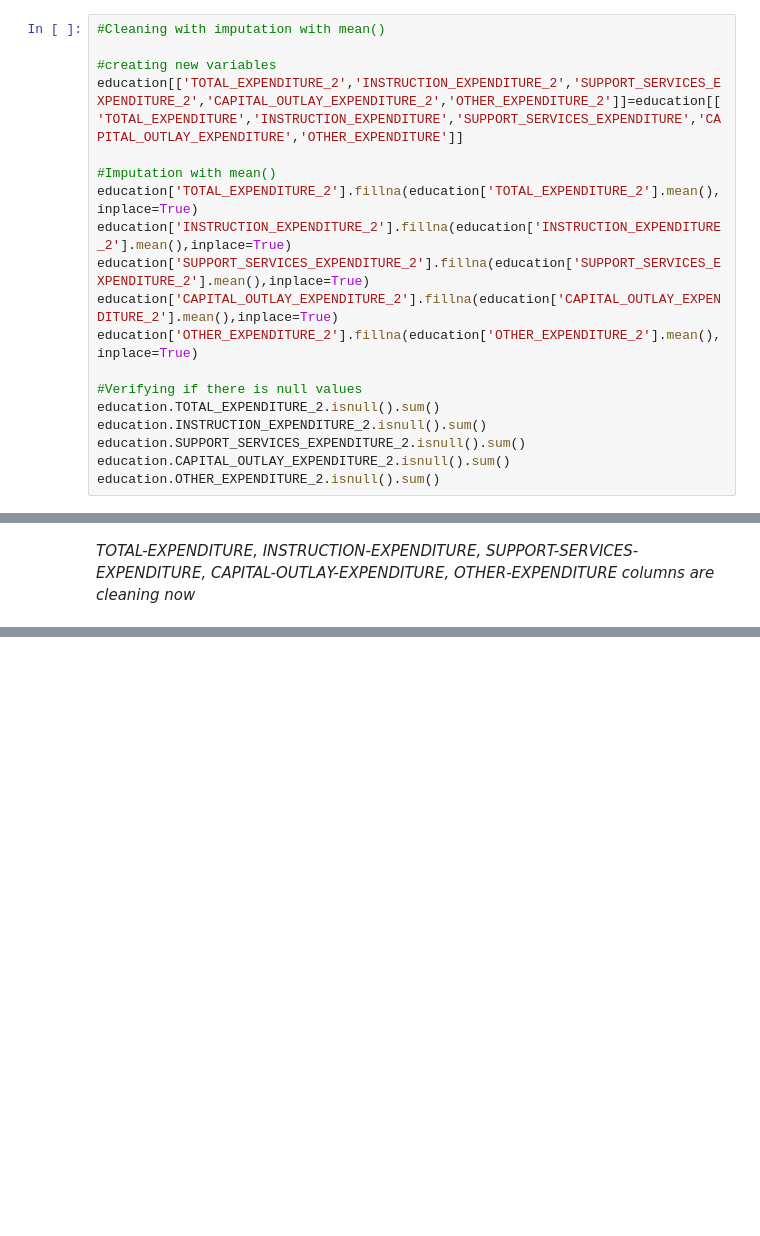
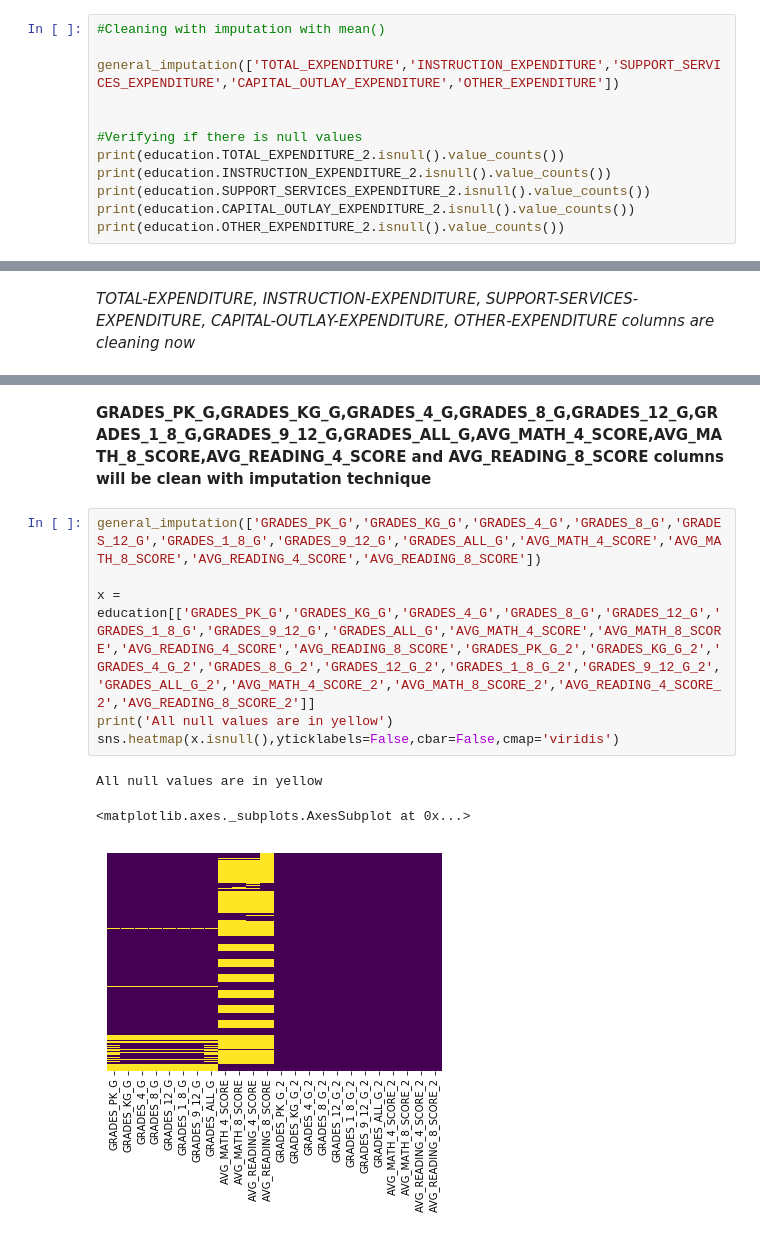
Before and after one commit to mwpnava/thinkful, a Jupyter notebook: Module 17 - Data Cleaning Missing Values Assignment.ipynb, the cells around one changed output, grey strips where cells are left out. Cells and saved outputs as stored; diff of their text form; blank space fills up the shorter version.

```diff
--- a/Module 17 - Data Cleaning Missing Values Assignment.ipynb
+++ b/Module 17 - Data Cleaning Missing Values Assignment.ipynb
@@ -247,20 +233,13 @@ Name: OTHER_EXPENDITURE, dtype: int64
 # %%
 #Cleaning with imputation with mean()
 
-#creating new variables
-education[['TOTAL_EXPENDITURE_2','INSTRUCTION_EXPENDITURE_2','SUPPORT_SERVICES_EXPENDITURE_2','CAPITAL_OUTLAY_EXPENDITURE_2','OTHER_EXPENDITURE_2']]=education[['TOTAL_EXPENDITURE','INSTRUCTION_EXPENDITURE','SUPPORT_SERVICES_EXPENDITURE','CAPITAL_OUTLAY_EXPENDITURE','OTHER_EXPENDITURE']]
+general_imputation(['TOTAL_EXPENDITURE','INSTRUCTION_EXPENDITURE','SUPPORT_SERVICES_EXPENDITURE','CAPITAL_OUTLAY_EXPENDITURE','OTHER_EXPENDITURE'])
 
-#Imputation with mean()
-education['TOTAL_EXPENDITURE_2'].fillna(education['TOTAL_EXPENDITURE_2'].mean(),inplace=True)
-education['INSTRUCTION_EXPENDITURE_2'].fillna(education['INSTRUCTION_EXPENDITURE_2'].mean(),inplace=True)
-education['SUPPORT_SERVICES_EXPENDITURE_2'].fillna(education['SUPPORT_SERVICES_EXPENDITURE_2'].mean(),inplace=True)
-education['CAPITAL_OUTLAY_EXPENDITURE_2'].fillna(education['CAPITAL_OUTLAY_EXPENDITURE_2'].mean(),inplace=True)
-education['OTHER_EXPENDITURE_2'].fillna(education['OTHER_EXPENDITURE_2'].mean(),inplace=True)
 
 #Verifying if there is null values
-education.TOTAL_EXPENDITURE_2.isnull().sum()
-education.INSTRUCTION_EXPENDITURE_2.isnull().sum()
-education.SUPPORT_SERVICES_EXPENDITURE_2.isnull().sum()
-education.CAPITAL_OUTLAY_EXPENDITURE_2.isnull().sum()
-education.OTHER_EXPENDITURE_2.isnull().sum()
+print(education.TOTAL_EXPENDITURE_2.isnull().value_counts())
+print(education.INSTRUCTION_EXPENDITURE_2.isnull().value_counts())
+print(education.SUPPORT_SERVICES_EXPENDITURE_2.isnull().value_counts())
+print(education.CAPITAL_OUTLAY_EXPENDITURE_2.isnull().value_counts())
+print(education.OTHER_EXPENDITURE_2.isnull().value_counts())
 # %% [output]
@@ -285,0 +266,12 @@ education.head(5)
+# %% [markdown]
+**GRADES_PK_G,GRADES_KG_G,GRADES_4_G,GRADES_8_G,GRADES_12_G,GRADES_1_8_G,GRADES_9_12_G,GRADES_ALL_G,AVG_MATH_4_SCORE,AVG_MATH_8_SCORE,AVG_READING_4_SCORE and AVG_READING_8_SCORE columns will be clean with imputation technique**
+# %%
+general_imputation(['GRADES_PK_G','GRADES_KG_G','GRADES_4_G','GRADES_8_G','GRADES_12_G','GRADES_1_8_G','GRADES_9_12_G','GRADES_ALL_G','AVG_MATH_4_SCORE','AVG_MATH_8_SCORE','AVG_READING_4_SCORE','AVG_READING_8_SCORE'])
+
+x = education[['GRADES_PK_G','GRADES_KG_G','GRADES_4_G','GRADES_8_G','GRADES_12_G','GRADES_1_8_G','GRADES_9_12_G','GRADES_ALL_G','AVG_MATH_4_SCORE','AVG_MATH_8_SCORE','AVG_READING_4_SCORE','AVG_READING_8_SCORE','GRADES_PK_G_2','GRADES_KG_G_2','GRADES_4_G_2','GRADES_8_G_2','GRADES_12_G_2','GRADES_1_8_G_2','GRADES_9_12_G_2','GRADES_ALL_G_2','AVG_MATH_4_SCORE_2','AVG_MATH_8_SCORE_2','AVG_READING_4_SCORE_2','AVG_READING_8_SCORE_2']]
+print('All null values are in yellow')
+sns.heatmap(x.isnull(),yticklabels=False,cbar=False,cmap='viridis')
+# %% [output]
+All null values are in yellow
+<matplotlib.axes._subplots.AxesSubplot at 0x...>
+[figure, added]
```
Also changed, not shown: parts of 31 cells of this notebook.
